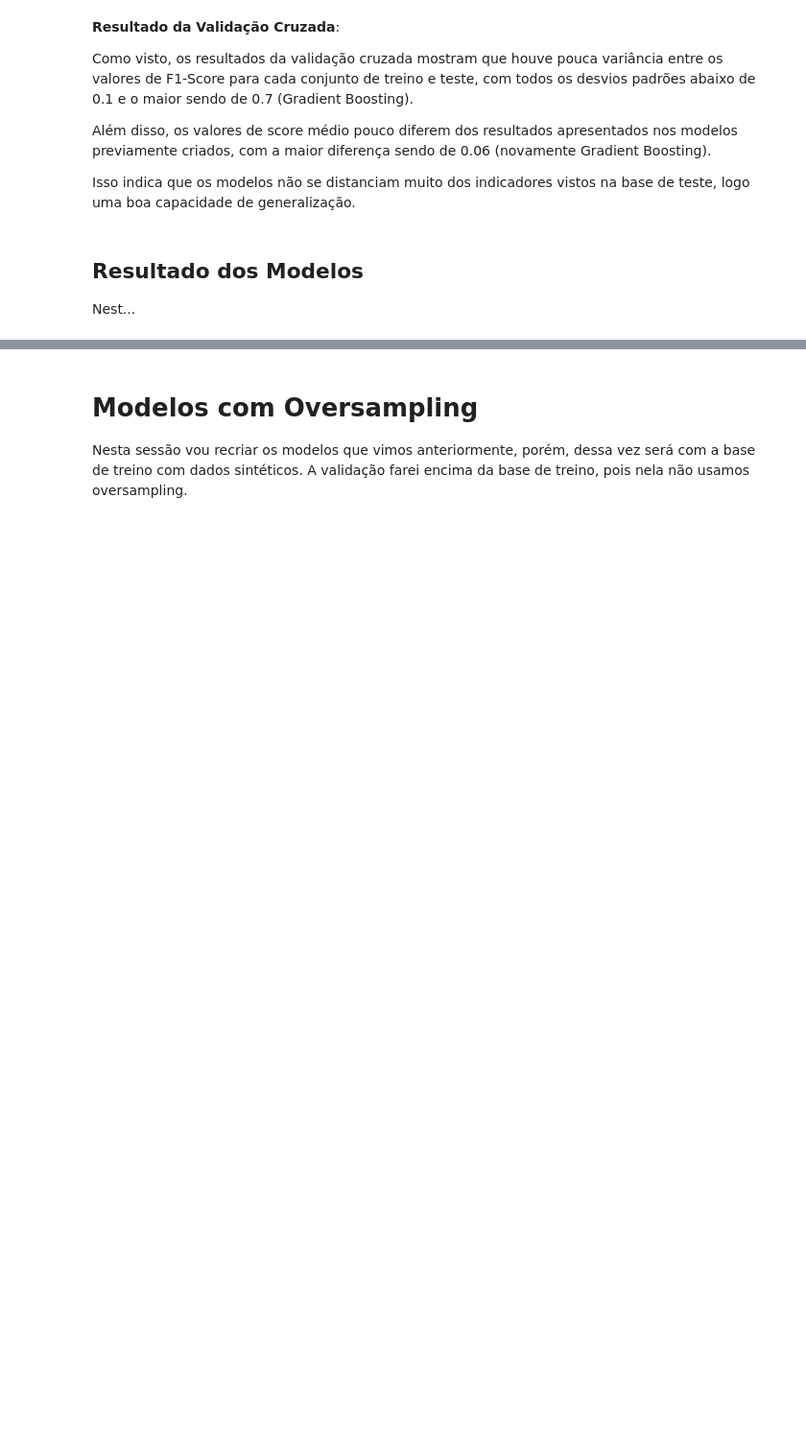
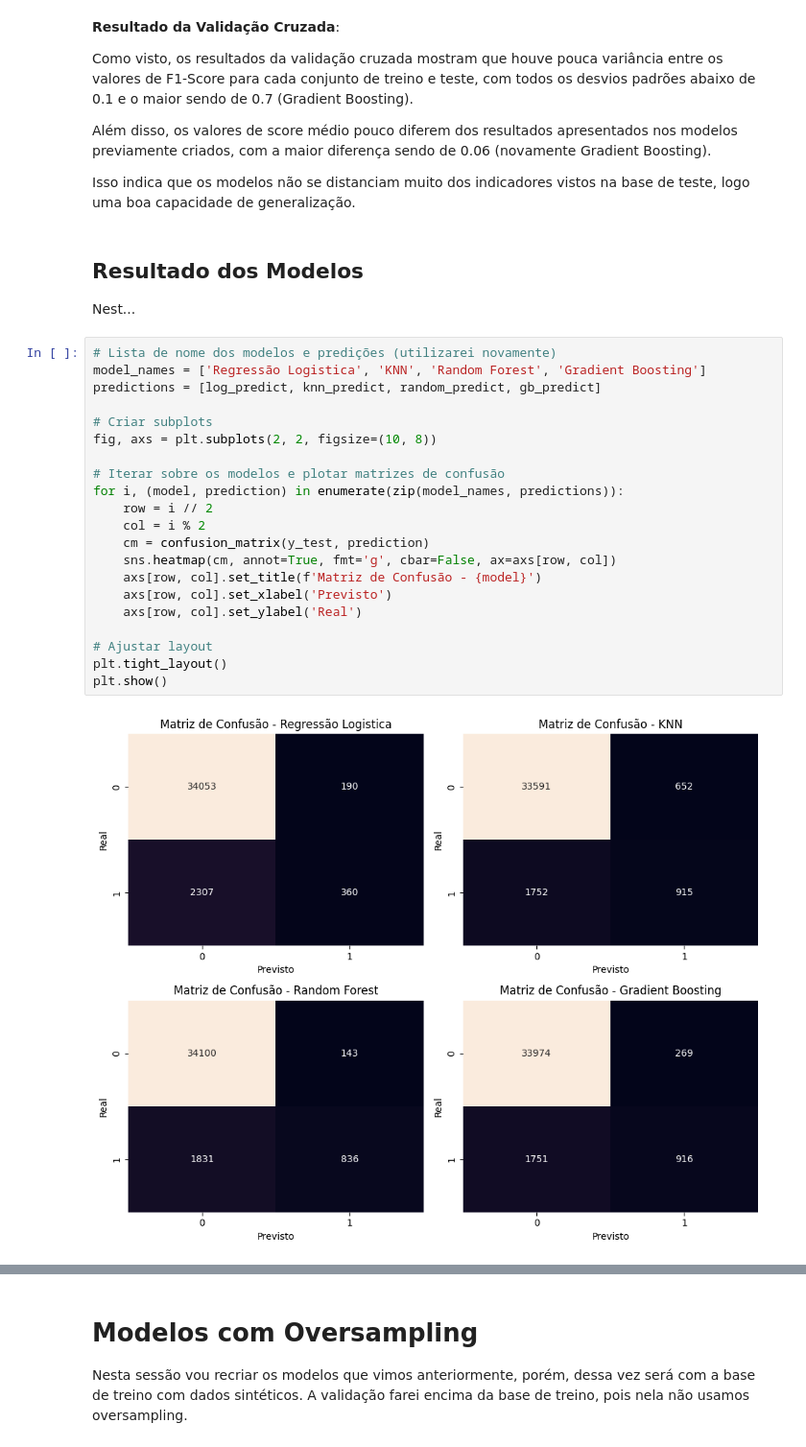
Before and after one commit to Muniz97/Data-Science---Federal-road-accidents---Brazil, a Jupyter notebook: 4 - Model/Federal_Accidents_Model.ipynb, the cells around one changed output, grey strips where cells are left out. Shown at 96% size. Drawn from its saved outputs; the diff is of its cells as text; blank space fills up the shorter version.

```diff
--- a/4 - Model/Federal_Accidents_Model.ipynb
+++ b/4 - Model/Federal_Accidents_Model.ipynb
@@ -453,4 +397,27 @@ Isso indica que os modelos não se distanciam muito dos indicadores vistos na ba
 ## Resultado dos Modelos
 
 Nest...
+# %%
+# Lista de nome dos modelos e predições (utilizarei novamente)
+model_names = ['Regressão Logistica', 'KNN', 'Random Forest', 'Gradient Boosting']
+predictions = [log_predict, knn_predict, random_predict, gb_predict]
+
+# Criar subplots
+fig, axs = plt.subplots(2, 2, figsize=(10, 8))
+
+# Iterar sobre os modelos e plotar matrizes de confusão
+for i, (model, prediction) in enumerate(zip(model_names, predictions)):
+    row = i // 2
+    col = i % 2
+    cm = confusion_matrix(y_test, prediction)
+    sns.heatmap(cm, annot=True, fmt='g', cbar=False, ax=axs[row, col])
+    axs[row, col].set_title(f'Matriz de Confusão - {model}')
+    axs[row, col].set_xlabel('Previsto')
+    axs[row, col].set_ylabel('Real')
+
+# Ajustar layout
+plt.tight_layout()
+plt.show()
+# %% [output]
+[figure, added]
 # %%
```
Also changed, not shown: parts of 7 cells of this notebook.
